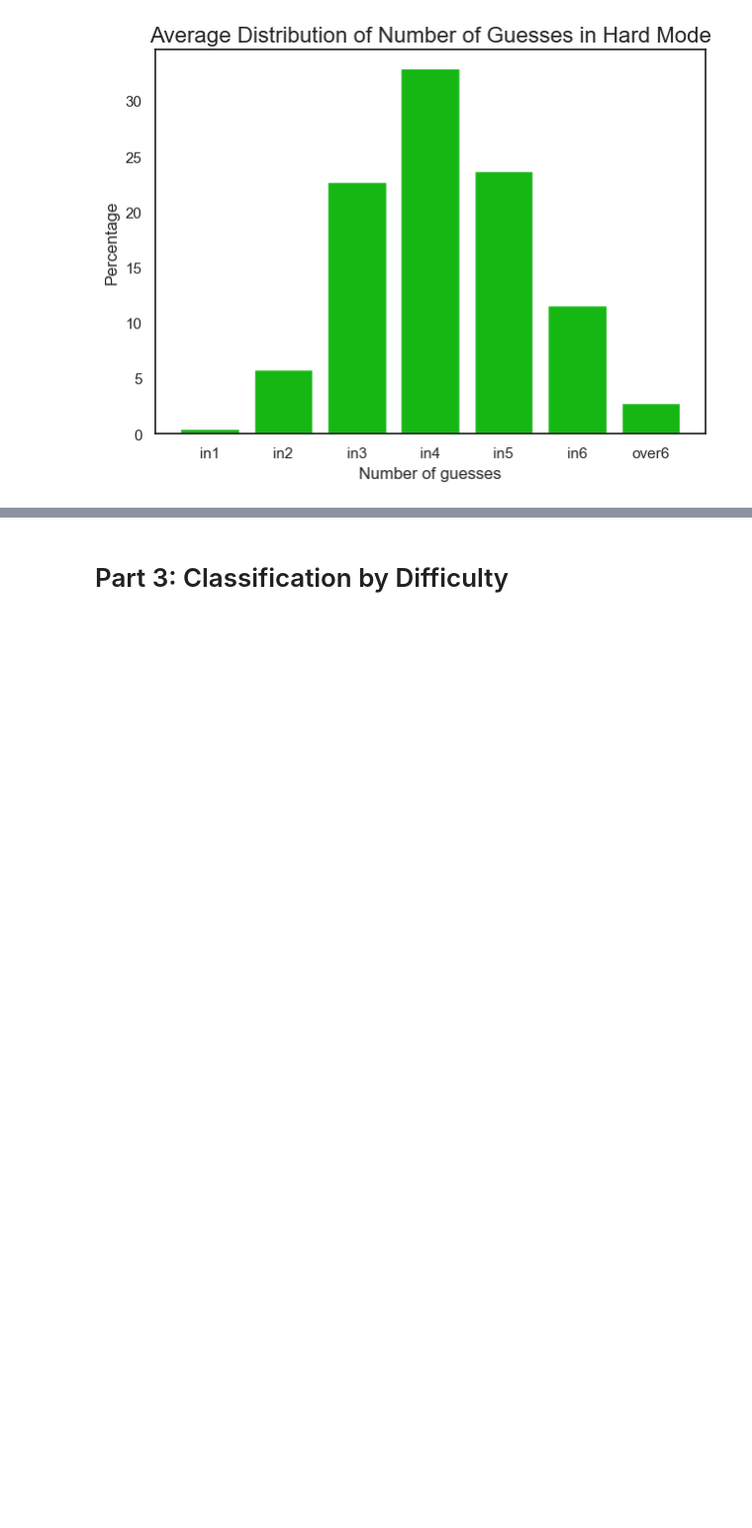
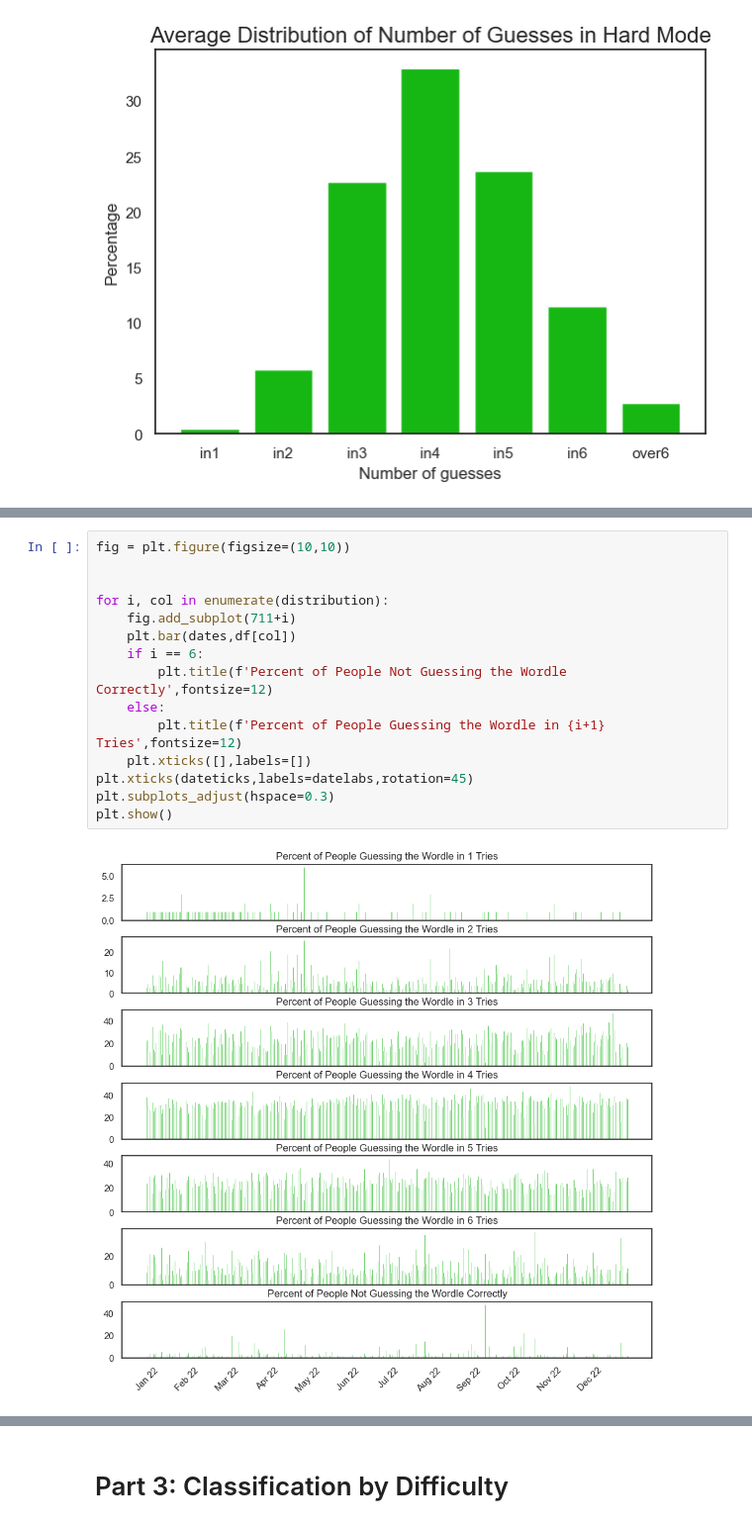
Before and after one commit to carlostbello/COMAP2023, a Jupyter notebook: src/eda.ipynb, the cells around one changed output, grey strips where cells are left out. Shown at 99% size. Drawn from its saved outputs; the diff is of its cells as text; blank space fills up the shorter version.

```diff
--- a/src/eda.ipynb
+++ b/src/eda.ipynb
@@ -198,3 +204,20 @@ plt.show()
+# %%
+fig = plt.figure(figsize=(10,10))
+
+
+for i, col in enumerate(distribution):
+    fig.add_subplot(711+i)
+    plt.bar(dates,df[col])
+    if i == 6:
+        plt.title(f'Percent of People Not Guessing the Wordle Correctly',fontsize=12)
+    else:
+        plt.title(f'Percent of People Guessing the Wordle in {i+1} Tries',fontsize=12)
+    plt.xticks([],labels=[])
+plt.xticks(dateticks,labels=datelabs,rotation=45)
+plt.subplots_adjust(hspace=0.3)
+plt.show()
+# %% [output]
+[figure, added]
 # %%
 plt.figure(figsize=(20,6))
 
```
Also changed, not shown: parts of 10 cells of this notebook, 2 other files.
